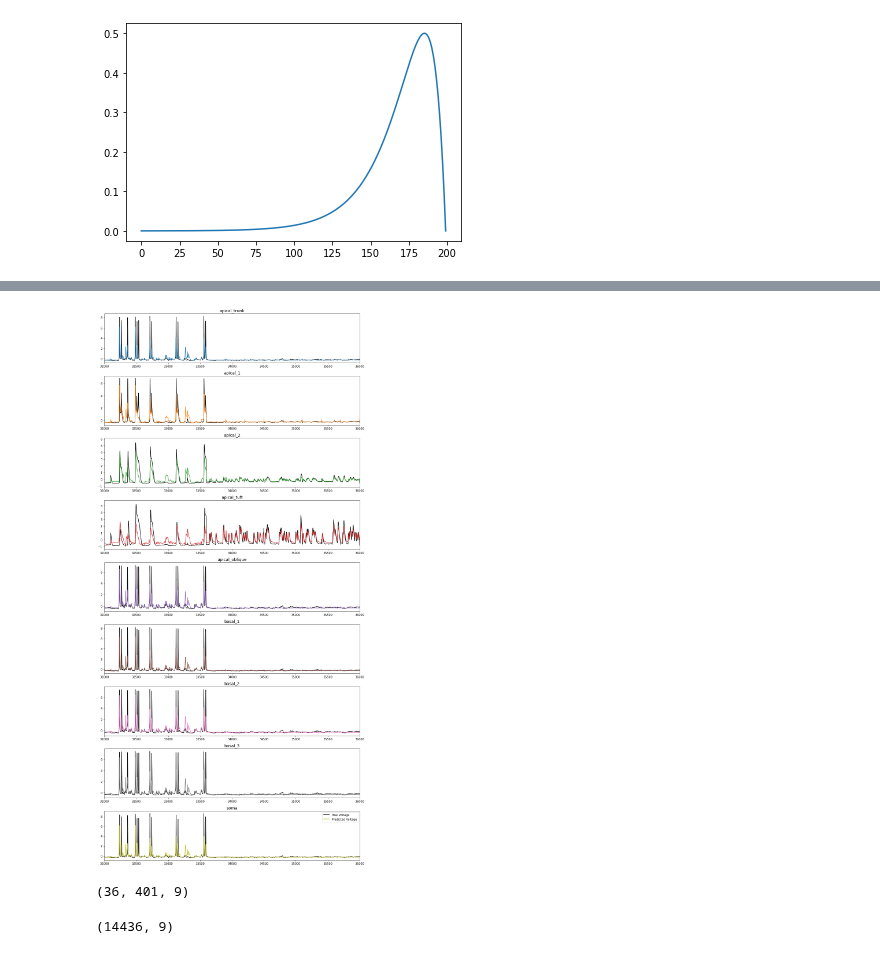
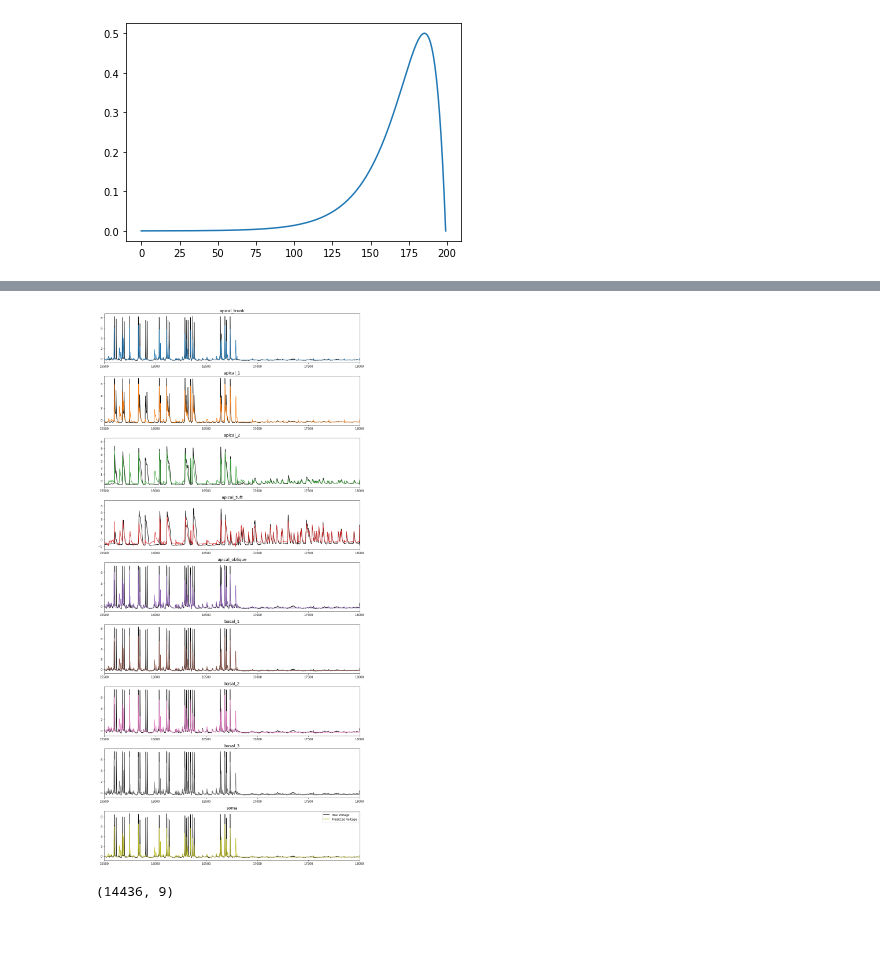
Before and after one commit to ntolley/bayesian_surrogates, a Jupyter notebook: single_cell_noise.ipynb, the cells around one changed output, grey strips where cells are left out. Cells and saved outputs as stored; diff of their text form; code cells hidden in the pictures.

```diff
--- a/single_cell_noise.ipynb
+++ b/single_cell_noise.ipynb
@@ -141,20 +148,8 @@ class model_lstm(nn.Module):
         self.kernel = self.get_kernel(torch.arange(0, kernel_size, 1),
                                       tau1=self.tau1, tau2=self.tau2).float().to(self.device).flip(0)
 
-        #Defining the layers
-        self.cnn = nn.Sequential(
-            nn.Conv1d(in_channels=input_size, out_channels=input_size, kernel_size=kernel_size, padding=0),
-            nn.Tanh(),
-            # nn.Conv1d(in_channels=input_size, out_channels=input_size, kernel_size=50, padding=25),
-            # nn.Tanh(),
-
-        )
-
         # LSTM Layer
         self.lstm = nn.LSTM(hidden_dim, hidden_dim, n_layers, batch_first=True, dropout=dropout)
-
-        # Fully connected layer
-        # self.fc = nn.Linear(input_size, output_size).to(self.device)
 
         self.fc_input = nn.Sequential(
             nn.Linear(input_size, self.hidden_dim),
@@ -175,10 +170,6 @@ class model_lstm(nn.Module):
     def forward(self, x, hidden):
         batch_size = x.size(0)
 
-        # Initializing hidden state for first input using method defined below
-        # hidden = self.init_hidden(batch_size)
-
-        # out = self.cnn(x.transpose(1,2)).transpose(1,2)
         kernel_product = self.kernel.tile(dims=(batch_size, self.input_size, 1)).transpose(1,2)
 
         out = (kernel_product * x).sum(dim=1).unsqueeze(1)
@@ -364,23 +362,19 @@ test_plot_data = np.concatenate(test_pred.detach().cpu().numpy(), axis=0)
 # %%
 
 plt.figure(figsize=(13,3 * output_size))
-
+tvec = np.linspace(0, val_plot_data.shape[0] * dt, val_plot_data.shape[0])
 for idx in range(output_size):
     plt.subplot(output_size, 1, idx+1)
-    plt.plot(val_plot_data[:,idx], color='k', label='True Voltage')
+    plt.plot(tvec, val_plot_data[:,idx], color='k', label='True Voltage')
     # plt.plot(test_pred, color=f'C{idx}', label='Predicted Voltage')
-    plt.plot(test_plot_data[:,idx], color=f'C{idx}', label='Predicted Voltage')
-    plt.xlim(32000,36000)
+    plt.plot(tvec, test_plot_data[:,idx], color=f'C{idx}', label='Predicted Voltage')
+    plt.xlim(31000/2,36000/2)
     plt.title(vsec_names[idx], fontsize=14)
     # plt.ylim(-0.5,1.8)
 plt.legend()
 plt.tight_layout()
 # %% [output]
-[figure, old version]
+[figure, new version]
-# %%
-test_pred.shape
-# %% [output]
-(36, 401, 9)
 # %%
 np.concatenate(test_pred, axis=0).shape
 # %% [output]
```
Also changed, not shown: parts of 7 cells of this notebook, 2 other files.
